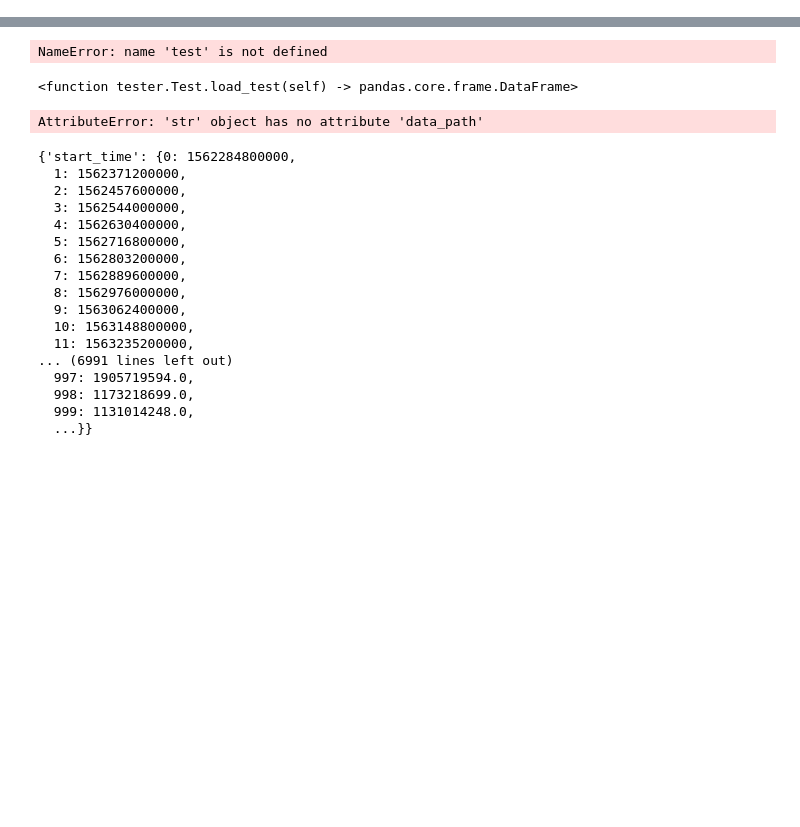
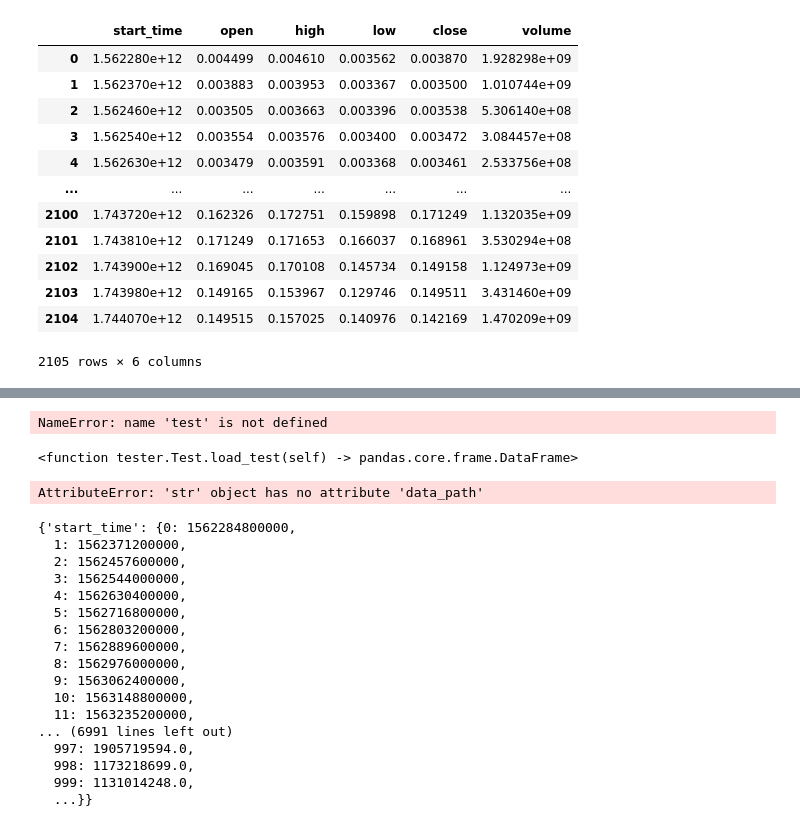
Before and after one commit to adamarbain/ichiboss-, a Jupyter notebook: backtesting_framework/temp.ipynb, the cells around one changed output, grey strips where cells are left out. Drawn from its saved outputs; the diff is of its cells as text; code cells hidden in the pictures; blank space fills up the shorter version.

```diff
--- a/backtesting_framework/temp.ipynb
+++ b/backtesting_framework/temp.ipynb
@@ -5,2 +7,2 @@ import pandas as pd
 # %%
-print(DOGE)
+data = DOGE
@@ -24,0 +19,19 @@ print(DOGE)
+# %%
+
+numeric_cols = data.select_dtypes(include=[np.number]).columns
+temp = data[numeric_cols] = data[numeric_cols].astype(float)
+temp
+# %% [output]
+|  | start_time | open | high | low | close | volume |
+| 0 | 1.562280e+12 | 0.004499 | 0.004610 | 0.003562 | 0.003870 | 1.928298e+09 |
+| 1 | 1.562370e+12 | 0.003883 | 0.003953 | 0.003367 | 0.003500 | 1.010744e+09 |
+| 2 | 1.562460e+12 | 0.003505 | 0.003663 | 0.003396 | 0.003538 | 5.306140e+08 |
+| 3 | 1.562540e+12 | 0.003554 | 0.003576 | 0.003400 | 0.003472 | 3.084457e+08 |
+| 4 | 1.562630e+12 | 0.003479 | 0.003591 | 0.003368 | 0.003461 | 2.533756e+08 |
+| ... | ... | ... | ... | ... | ... | ... |
+| 2100 | 1.743720e+12 | 0.162326 | 0.172751 | 0.159898 | 0.171249 | 1.132035e+09 |
+| 2101 | 1.743810e+12 | 0.171249 | 0.171653 | 0.166037 | 0.168961 | 3.530294e+08 |
+| 2102 | 1.743900e+12 | 0.169045 | 0.170108 | 0.145734 | 0.149158 | 1.124973e+09 |
+| 2103 | 1.743980e+12 | 0.149165 | 0.153967 | 0.129746 | 0.149511 | 3.431460e+09 |
+| 2104 | 1.744070e+12 | 0.149515 | 0.157025 | 0.140976 | 0.142169 | 1.470209e+09 |
+2105 rows × 6 columns
```
Also changed, not shown: parts of 4 cells of this notebook, 1 other file.
